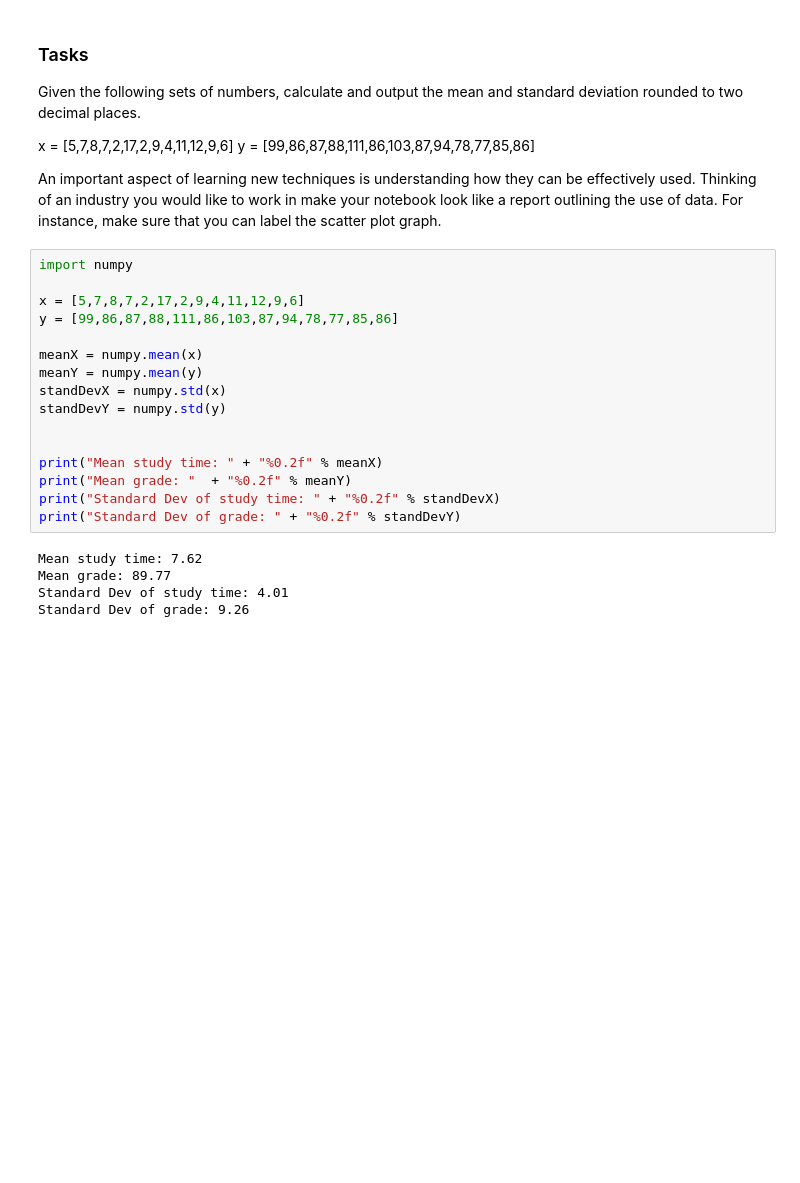
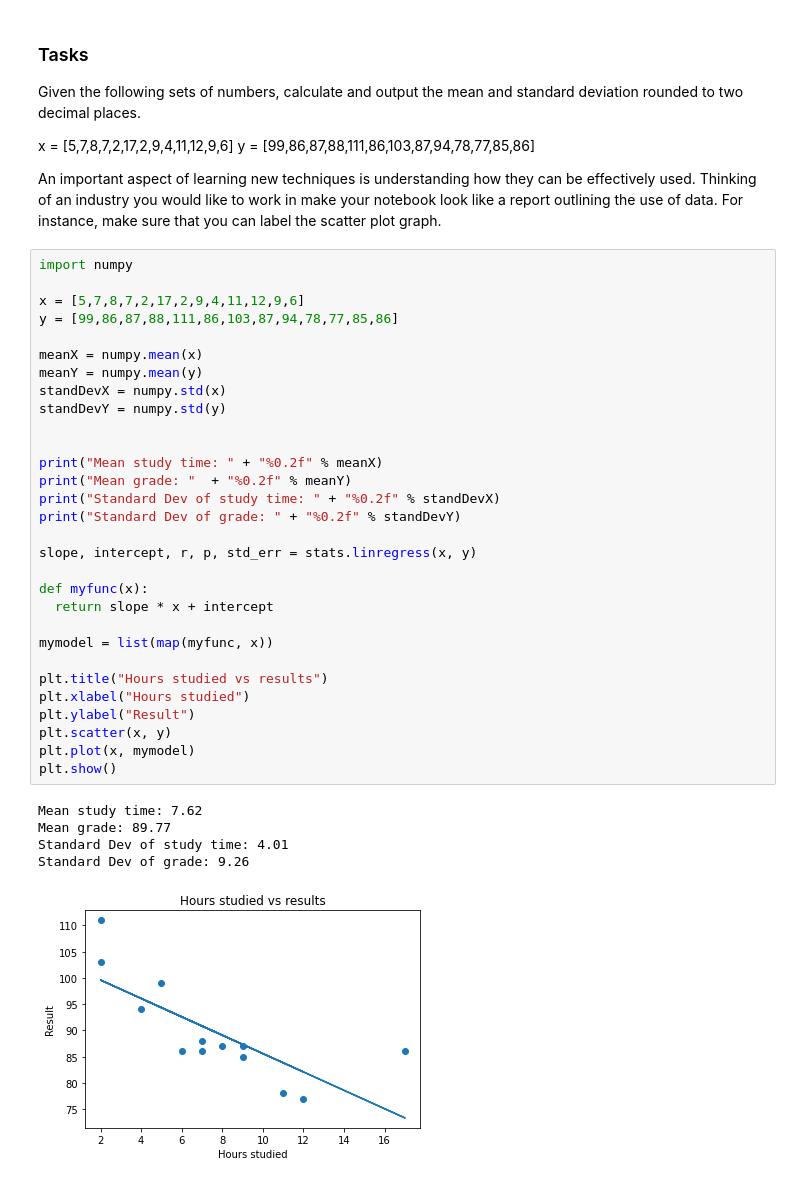
Before and after one commit to alexkinsey/GCU, a Jupyter notebook: Year 1/FoNCC/Practicals/Week 4.ipynb, the cells around one changed output. Cells and saved outputs as stored; diff of their text form; blank space fills up the shorter version.

```diff
--- a/Year 1/FoNCC/Practicals/Week 4.ipynb
+++ b/Year 1/FoNCC/Practicals/Week 4.ipynb
@@ -53,21 +56,36 @@ An important aspect of learning new techniques is understanding how they can be
 # %%
 import numpy
 
 x = [5,7,8,7,2,17,2,9,4,11,12,9,6]
 y = [99,86,87,88,111,86,103,87,94,78,77,85,86]
 
 meanX = numpy.mean(x)
 meanY = numpy.mean(y)
 standDevX = numpy.std(x)
 standDevY = numpy.std(y)
 
 
 print("Mean study time: " + "%0.2f" % meanX)
 print("Mean grade: "  + "%0.2f" % meanY)
 print("Standard Dev of study time: " + "%0.2f" % standDevX)
 print("Standard Dev of grade: " + "%0.2f" % standDevY)
+
+slope, intercept, r, p, std_err = stats.linregress(x, y)
+
+def myfunc(x):
+  return slope * x + intercept
+
+mymodel = list(map(myfunc, x))
+
+plt.title("Hours studied vs results")
+plt.xlabel("Hours studied")
+plt.ylabel("Result")
+plt.scatter(x, y)
+plt.plot(x, mymodel)
+plt.show()
 # %% [output]
 Mean study time: 7.62
 Mean grade: 89.77
 Standard Dev of study time: 4.01
 Standard Dev of grade: 9.26
+[figure, added]
```
Also changed, not shown: parts of 1 cell of this notebook, 1 other file.
